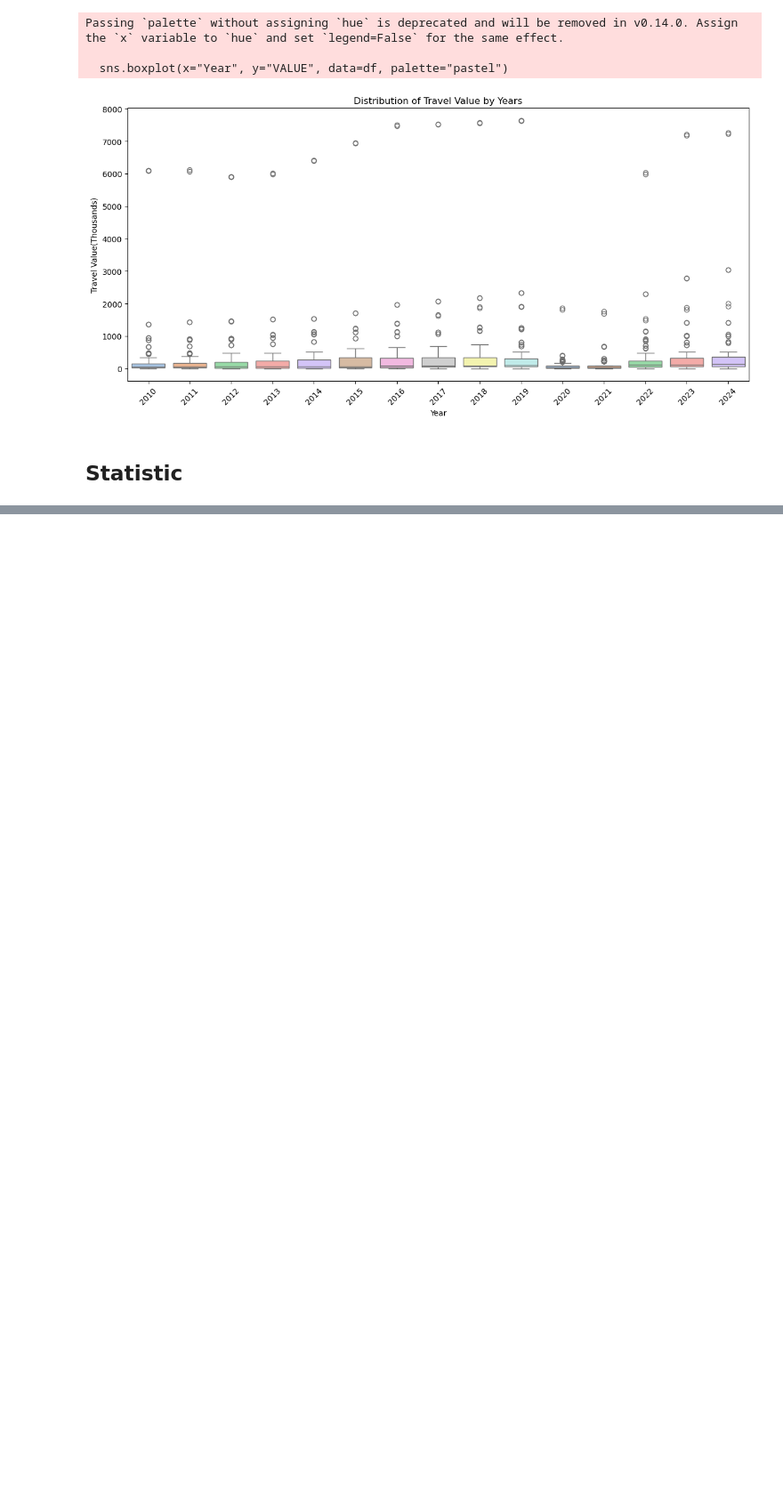
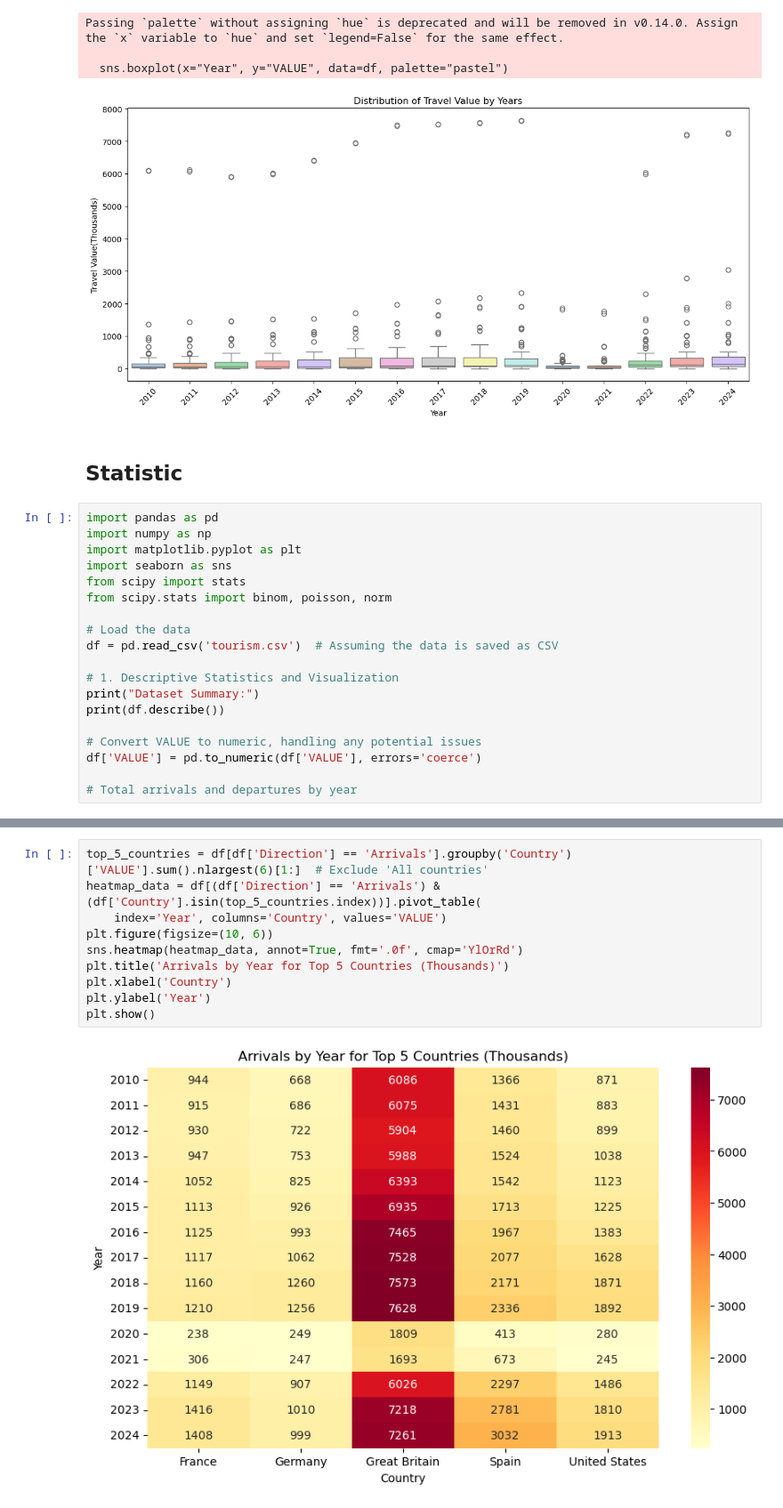
Before and after one commit to Zayaa0404/tourism1, a Jupyter notebook: tourism1.ipynb, the cells around one changed output, grey strips where cells are left out. Shown at 89% size. Drawn from its saved outputs; the diff is of its cells as text; blank space fills up the shorter version.

Commit message:
Update tourism1.ipynb
MACHINE LEARNING

```diff
--- a/tourism1.ipynb
+++ b/tourism1.ipynb
@@ -186,3 +171,22 @@ Passing `palette` without assigning `hue` is deprecated and will be removed in v
 [figure]
 # %% [markdown]
 ## Statistic
+# %%
+import pandas as pd
+import numpy as np
+import matplotlib.pyplot as plt
+import seaborn as sns
+from scipy import stats
+from scipy.stats import binom, poisson, norm
+
+# Load the data
+df = pd.read_csv('tourism.csv')  # Assuming the data is saved as CSV
+
+# 1. Descriptive Statistics and Visualization
+print("Dataset Summary:")
+print(df.describe())
+
+# Convert VALUE to numeric, handling any potential issues
+df['VALUE'] = pd.to_numeric(df['VALUE'], errors='coerce')
+
+# Total arrivals and departures by year
@@ -188,0 +204,12 @@ Passing `palette` without assigning `hue` is deprecated and will be removed in v
+# %%
+top_5_countries = df[df['Direction'] == 'Arrivals'].groupby('Country')['VALUE'].sum().nlargest(6)[1:]  # Exclude 'All countries'
+heatmap_data = df[(df['Direction'] == 'Arrivals') & (df['Country'].isin(top_5_countries.index))].pivot_table(
+    index='Year', columns='Country', values='VALUE')
+plt.figure(figsize=(10, 6))
+sns.heatmap(heatmap_data, annot=True, fmt='.0f', cmap='YlOrRd')
+plt.title('Arrivals by Year for Top 5 Countries (Thousands)')
+plt.xlabel('Country')
+plt.ylabel('Year')
+plt.show()
+# %% [output]
+[figure, added]
```
Also changed, not shown: parts of 10 cells of this notebook.
